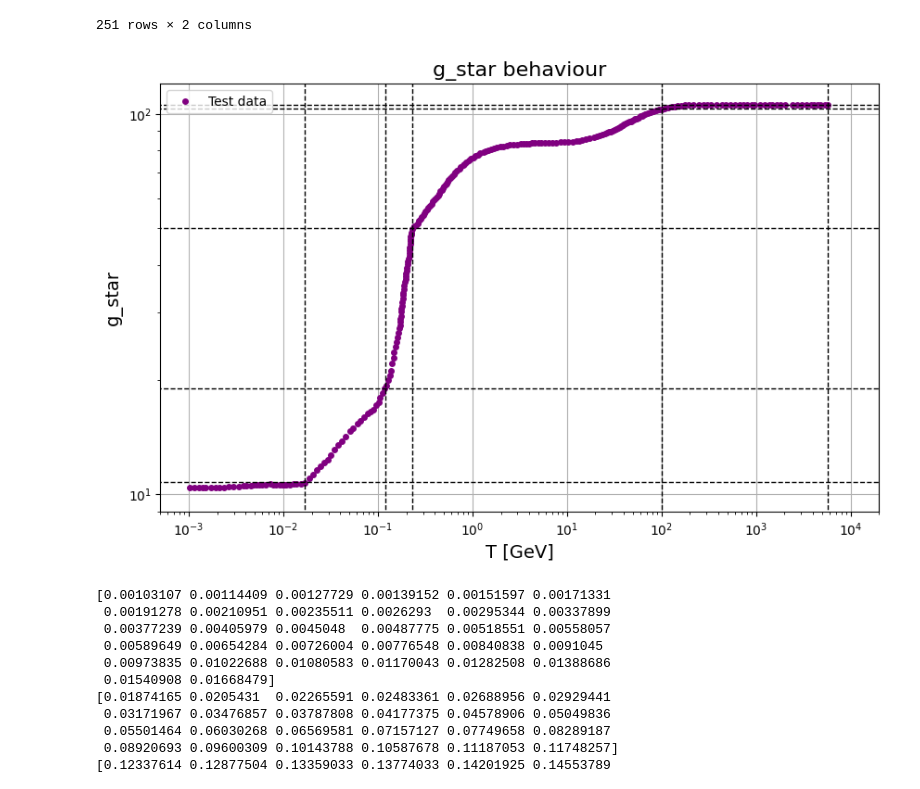
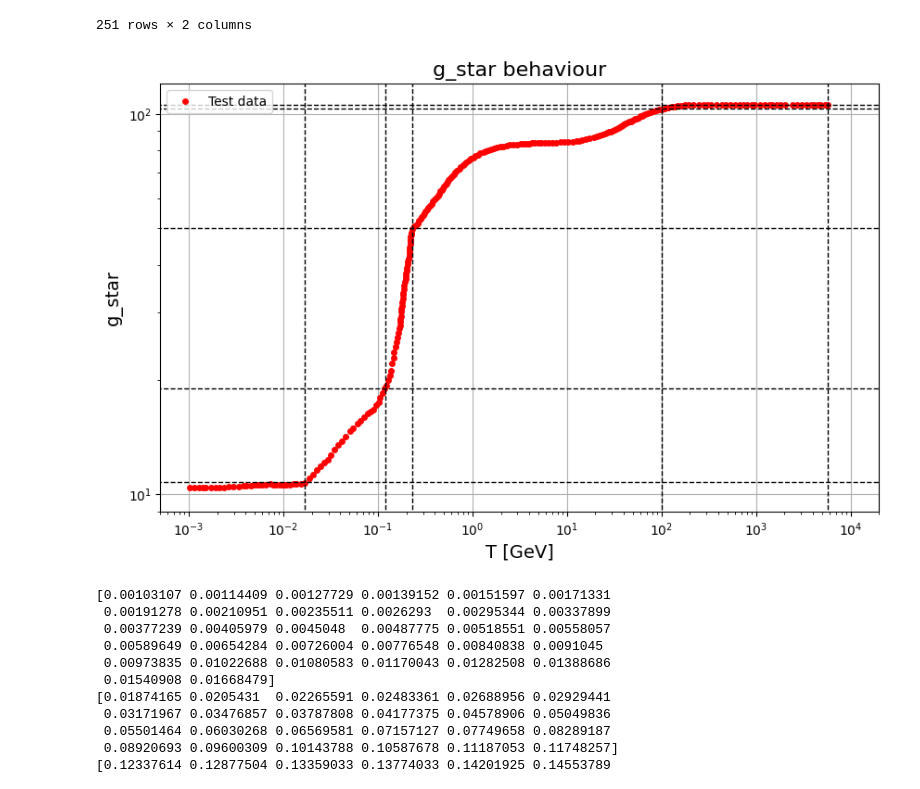
Before and after one commit to nico0407/DM-freeze-out, a Jupyter notebook: WIMP_relic_computation.ipynb, the cells around one changed output. Saved outputs shown, nothing was run; the diff lists cells and outputs as text; code cells hidden in the pictures.

```diff
--- a/WIMP_relic_computation.ipynb
+++ b/WIMP_relic_computation.ipynb
@@ -45,34 +45,34 @@ df
 # %%
 data = np.loadtxt("dofdata/gstarSteigmanQCDFine.txt",delimiter = ' ')
 #data = np.loadtxt("test4multiplot.txt", dtype = str)     #if file contains multiple data types
 #data
 temp = data[:,0]
 gstar = data[:,1]
 #plot data
 plt.figure(figsize = [10,6])
-plt.plot(temp,gstar,"o", color = "purple", label = "Test data", markersize=4)
+plt.plot(temp,gstar,"o", color = "red", label = "Test data", markersize=4)
 plt.title("g_star behaviour", fontsize=16)
 plt.xlabel('T [GeV]', fontsize=14)
 plt.ylabel('g_star', fontsize=14)
 plt.legend()
 plt.hlines(10.8,0.0001,100000,color='black', linestyle='dashed',linewidth=1)
 plt.hlines(19,0.0001,100000,color='black', linestyle='dashed',linewidth=1)
 plt.hlines(50,0.0001,100000,color='black', linestyle='dashed',linewidth=1)
 plt.hlines(103,0.0001,100000,color='black', linestyle='dashed',linewidth=1)
 plt.hlines(105.5,0.0001,100000,color='black', linestyle='dashed',linewidth=1)
 plt.vlines(0.017,0,120,color='black', linestyle='dashed',linewidth=1)
 plt.vlines(0.12,0,120,color='black', linestyle='dashed',linewidth=1)
 plt.vlines(0.23,0,120,color='black', linestyle='dashed',linewidth=1)
 plt.vlines(100,0,120,color='black', linestyle='dashed',linewidth=1)
 plt.vlines(5718,0,120,color='black', linestyle='dashed',linewidth=1)
 plt.ylim(9,120)
 plt.xlim(5*1E-4,20000)
 plt.xscale('log')
 plt.yscale('log')
 plt.grid(True)                                 # comment this if u do not need grid
 plt.show()
 # %% [output]
-[figure, old version]
+[figure, new version]
 # %%
 temp1 = data[0:32,0]
 #print(x1)
```
Also changed, not shown: parts of 3 cells of this notebook.
